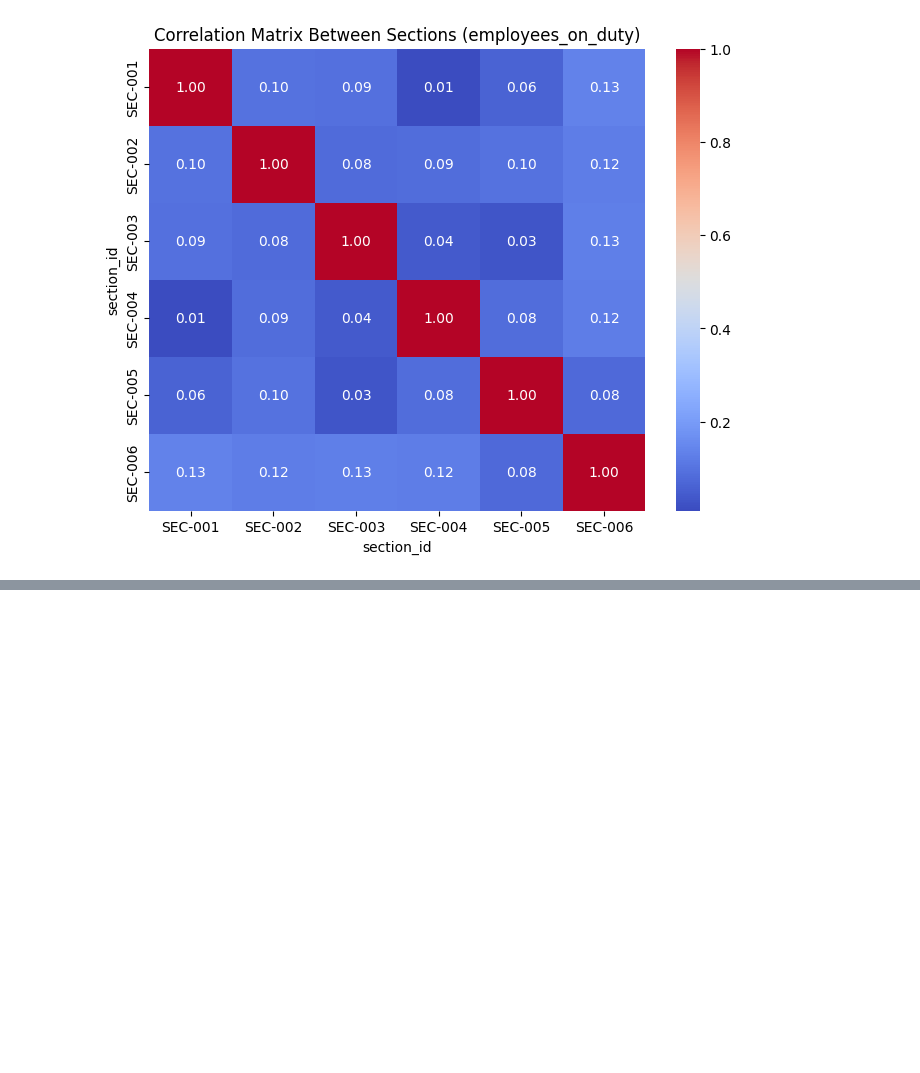
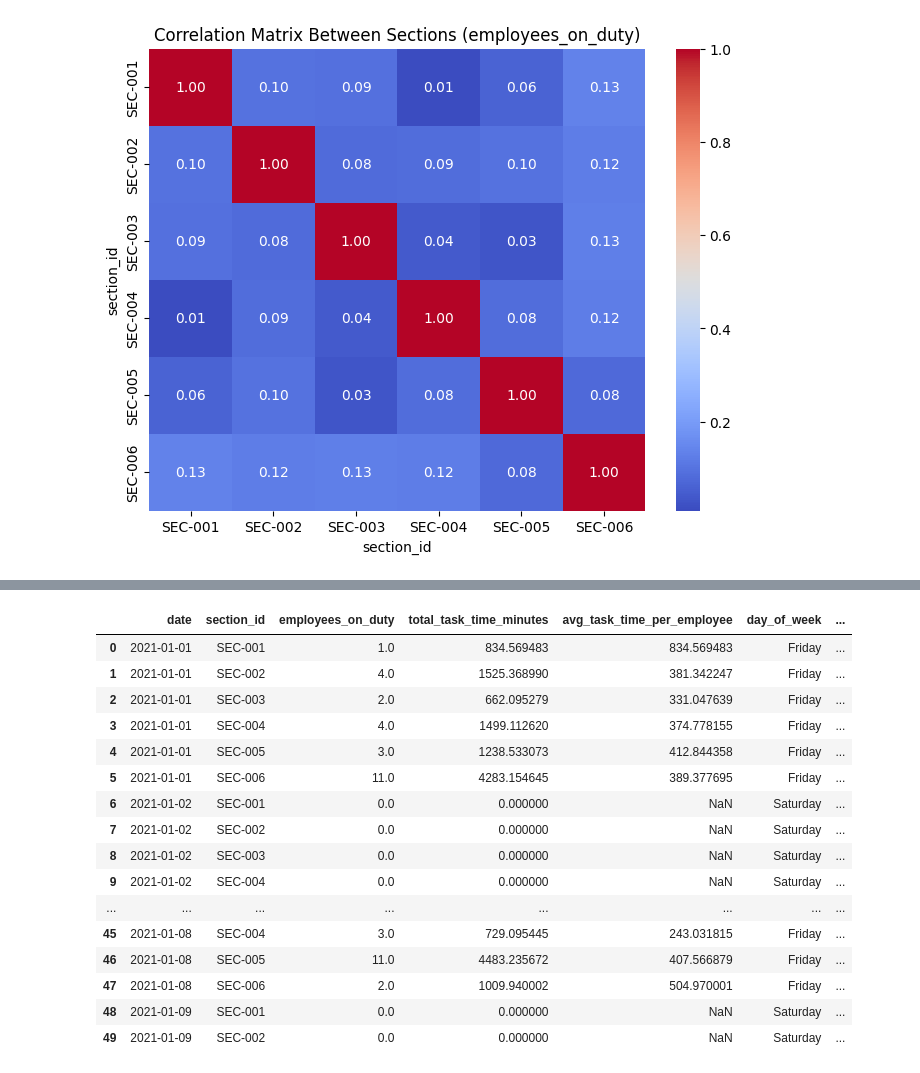
Before and after one commit to didulanthaisuru/rootcode_datathon_notebooks, a Jupyter notebook: data_visualization.ipynb, the cells around one changed output, grey strips where cells are left out. Saved outputs shown, nothing was run; the diff lists cells and outputs as text; code cells hidden in the pictures; blank space fills up the shorter version.

```diff
--- a/data_visualization.ipynb
+++ b/data_visualization.ipynb
@@ -235,0 +574,4 @@ print(duplicate_sections)
+# %%
+# Drop the 'is_holiday' column from the DataFrame
+df = df.drop(columns=['is_holiday'])
+print(df.head())
@@ -235,0 +606,6 @@ print(duplicate_sections)
+# %%
+# Add 'holiday_name' column: holiday name if holiday, else 0
+years = df['date'].dt.year.unique()
+sl_holidays = holidays.SriLanka(years=years)
+df['holiday_name'] = df['date'].dt.strftime('%Y-%m-%d').map(sl_holidays).fillna(0)
+print(df[['date', 'holiday_name']].head(20))
@@ -235,0 +702,5 @@ print(duplicate_sections)
+# %%
+# Resolve duplicate holiday_name columns after merge
+df['holiday_name'] = df['holiday_name_y'].combine_first(df['holiday_name_x']).fillna(0)
+df = df.drop(columns=['holiday_name_x', 'holiday_name_y'])
+print(df[['date', 'section_id', 'holiday_name']].head(20))
@@ -235,0 +725,20 @@ print(duplicate_sections)
+# %%
+df.head(50)
+# %% [output]
+|  | date | section_id | employees_on_duty | total_task_time_minutes | avg_task_time_per_employee | day_of_week | ... |
+| 0 | 2021-01-01 | SEC-001 | 1.0 | 834.569483 | 834.569483 | Friday | ... |
+| 1 | 2021-01-01 | SEC-002 | 4.0 | 1525.368990 | 381.342247 | Friday | ... |
+| 2 | 2021-01-01 | SEC-003 | 2.0 | 662.095279 | 331.047639 | Friday | ... |
+| 3 | 2021-01-01 | SEC-004 | 4.0 | 1499.112620 | 374.778155 | Friday | ... |
+| 4 | 2021-01-01 | SEC-005 | 3.0 | 1238.533073 | 412.844358 | Friday | ... |
+| 5 | 2021-01-01 | SEC-006 | 11.0 | 4283.154645 | 389.377695 | Friday | ... |
+| 6 | 2021-01-02 | SEC-001 | 0.0 | 0.000000 | NaN | Saturday | ... |
+| 7 | 2021-01-02 | SEC-002 | 0.0 | 0.000000 | NaN | Saturday | ... |
+| 8 | 2021-01-02 | SEC-003 | 0.0 | 0.000000 | NaN | Saturday | ... |
+| 9 | 2021-01-02 | SEC-004 | 0.0 | 0.000000 | NaN | Saturday | ... |
+| ... | ... | ... | ... | ... | ... | ... | ... |
+| 45 | 2021-01-08 | SEC-004 | 3.0 | 729.095445 | 243.031815 | Friday | ... |
+| 46 | 2021-01-08 | SEC-005 | 11.0 | 4483.235672 | 407.566879 | Friday | ... |
+| 47 | 2021-01-08 | SEC-006 | 2.0 | 1009.940002 | 504.970001 | Friday | ... |
+| 48 | 2021-01-09 | SEC-001 | 0.0 | 0.000000 | NaN | Saturday | ... |
+| 49 | 2021-01-09 | SEC-002 | 0.0 | 0.000000 | NaN | Saturday | ... |
```
Also changed, not shown: parts of 47 cells of this notebook.
